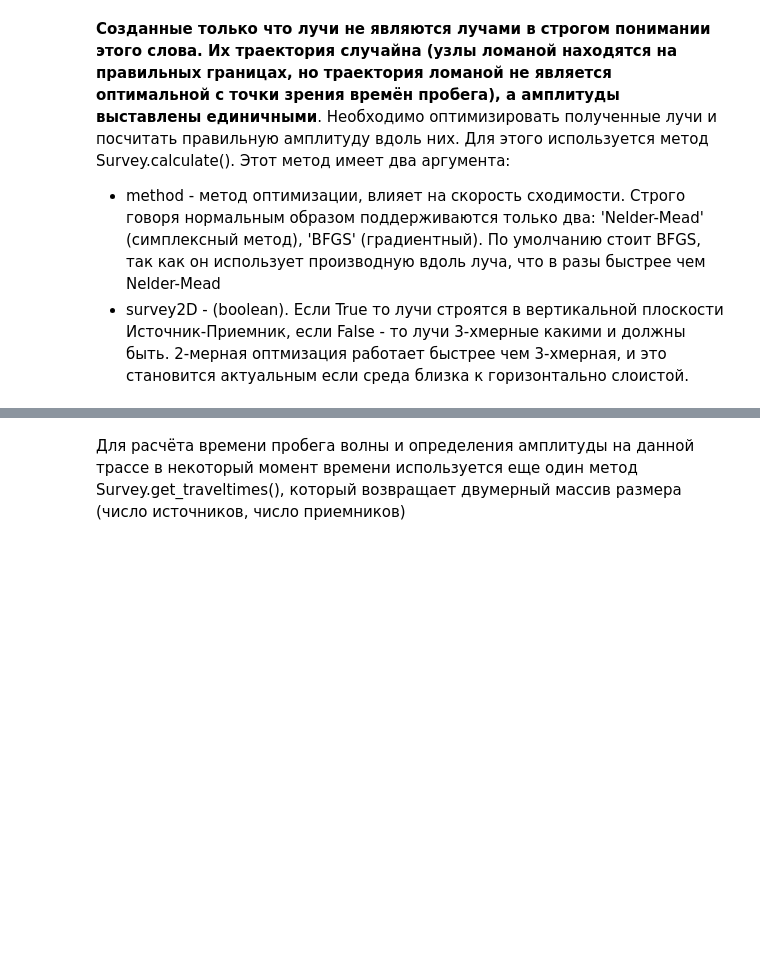
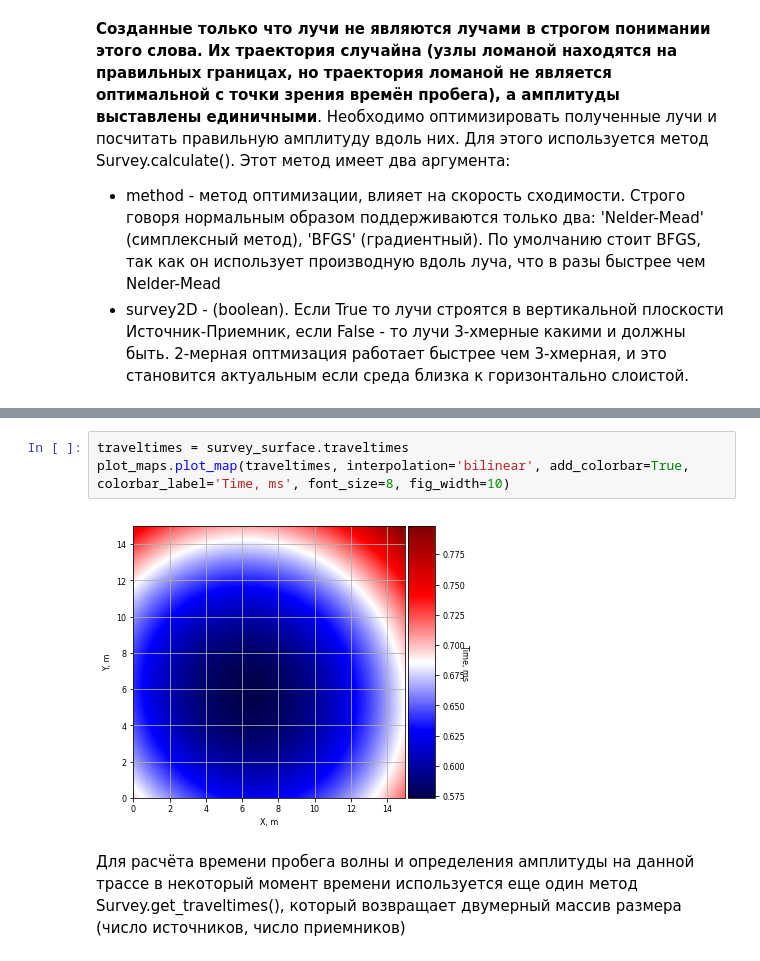
Before and after one commit to loginovgeorgy/seistools, a Jupyter notebook: QuickStart_LG.ipynb, the cells around one changed output, grey strips where cells are left out. Drawn from its saved outputs; the diff is of its cells as text; blank space fills up the shorter version.

```diff
--- a/QuickStart_LG.ipynb
+++ b/QuickStart_LG.ipynb
@@ -309,3 +336,8 @@ Wall time: 39.3 s
+# %%
+traveltimes = survey_surface.traveltimes
+plot_maps.plot_map(traveltimes, interpolation='bilinear', add_colorbar=True, colorbar_label='Time, ms', font_size=8, fig_width=10)
+# %% [output]
+[figure, added]
 # %% [markdown]
 Для расчёта времени пробега волны и определения амплитуды на данной трассе в некоторый момент времени используется еще один метод Survey.get_traveltimes(), который возвращает двумерный массив размера (число источников, число приемников)
 # %%
```
Also changed, not shown: parts of 9 cells of this notebook, 4 other files.
